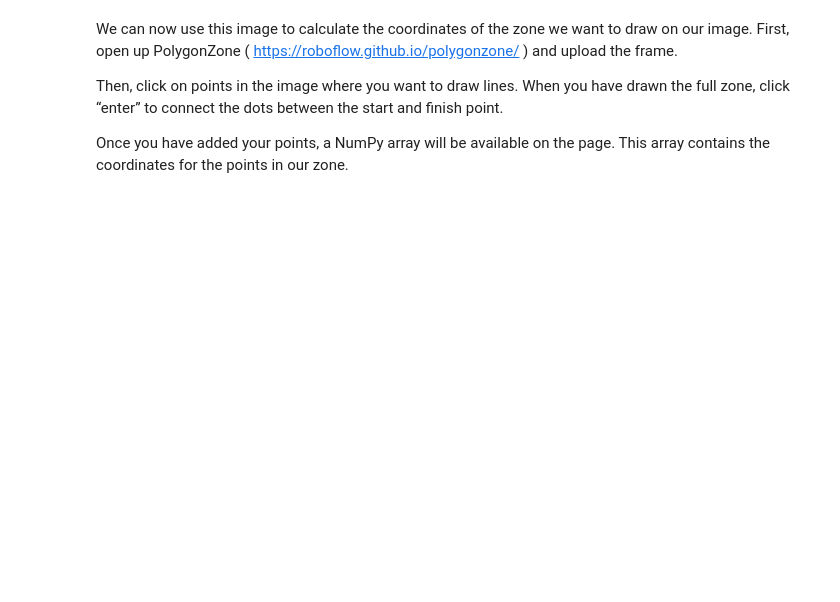
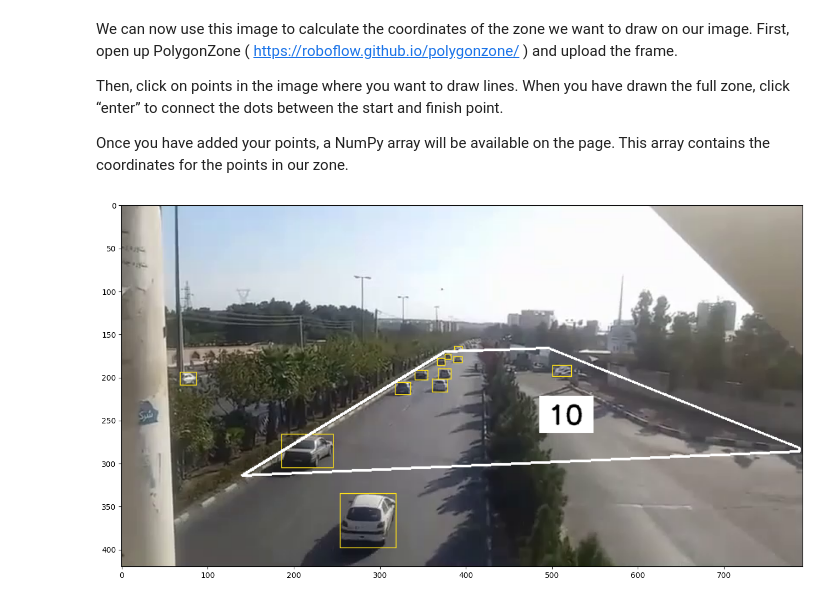
Before and after one commit to Mahmoudi1993/Detectron2_Watcher, a Jupyter notebook: Project_Real_Time_People_Counting_Using_Detectron2.ipynb, the cells around one changed output. Cells and saved outputs as stored; diff of their text form; code cells hidden in the pictures; blank space fills up the shorter version.

```diff
--- a/Project_Real_Time_People_Counting_Using_Detectron2.ipynb
+++ b/Project_Real_Time_People_Counting_Using_Detectron2.ipynb
@@ -161,45 +239,46 @@ Once you have added your points, a NumPy array will be available on the page. Th
 # With the zone coordinates ready, we can now start counting objects in the zone.
 import numpy as np
 import supervision as sv
 
 # initiate polygon zone SUBWAY
+
 polygon = np.array([
-           [10, 1054],
-           [986, 774],
-           [1870, 878],
-           [1614, 1062],
-           [30, 1050]
-])
+                   [788, 286],[140, 314],
+                   [376, 170],[496, 166],
+                   [788, 282]
+          ])
 
-video_info = sv.VideoInfo.from_video_path(SUBWAY_VIDEO_PATH)
+video_info = sv.VideoInfo.from_video_path(INPUT_VIDEO_PATH)
 zone = sv.PolygonZone(polygon=polygon, frame_resolution_wh=video_info.resolution_wh)
 
 # initiate annotators
-box_annotator = sv.BoxAnnotator(thickness=4, text_thickness=4, text_scale=2)
-zone_annotator = sv.PolygonZoneAnnotator(zone=zone, color=sv.Color.white(), thickness=6, text_thickness=6, text_scale=4)
+box_annotator = sv.BoxAnnotator(thickness=1, text_thickness=1, text_scale=0.5)
+zone_annotator = sv.PolygonZoneAnnotator(zone=zone, color=sv.Color.white(), thickness=2, text_thickness=2, text_scale=1)
 
 # extract video frame
-generator = sv.get_video_frames_generator(SUBWAY_VIDEO_PATH)
+generator = sv.get_video_frames_generator(INPUT_VIDEO_PATH)
 iterator = iter(generator)
 frame = next(iterator)
 
 # detect
 outputs = predictor(frame)
 detections = sv.Detections(
     xyxy=outputs["instances"].pred_boxes.tensor.cpu().numpy(),
     confidence=outputs["instances"].scores.cpu().numpy(),
     class_id=outputs["instances"].pred_classes.cpu().numpy().astype(int)
 )
-detections = detections[detections.class_id == 0]
+detections = detections[detections.class_id == 2]
 zone.trigger(detections=detections)
 
 # annotate
-box_annotator = sv.BoxAnnotator(thickness=4, text_thickness=4, text_scale=2)
+box_annotator = sv.BoxAnnotator(thickness=1, text_thickness=1, text_scale=0.5)
 frame = box_annotator.annotate(scene=frame, detections=detections, skip_label=True)
 frame = zone_annotator.annotate(scene=frame)
 
 %matplotlib inline
 sv.show_frame_in_notebook(frame, (16, 16))
+# %% [output]
+[figure, added]
 # %%
 # People Counting on vidoe
 # Inference time will depend on how long your video is and the hardware on which you are running.
```
Also changed, not shown: parts of 13 cells of this notebook.
